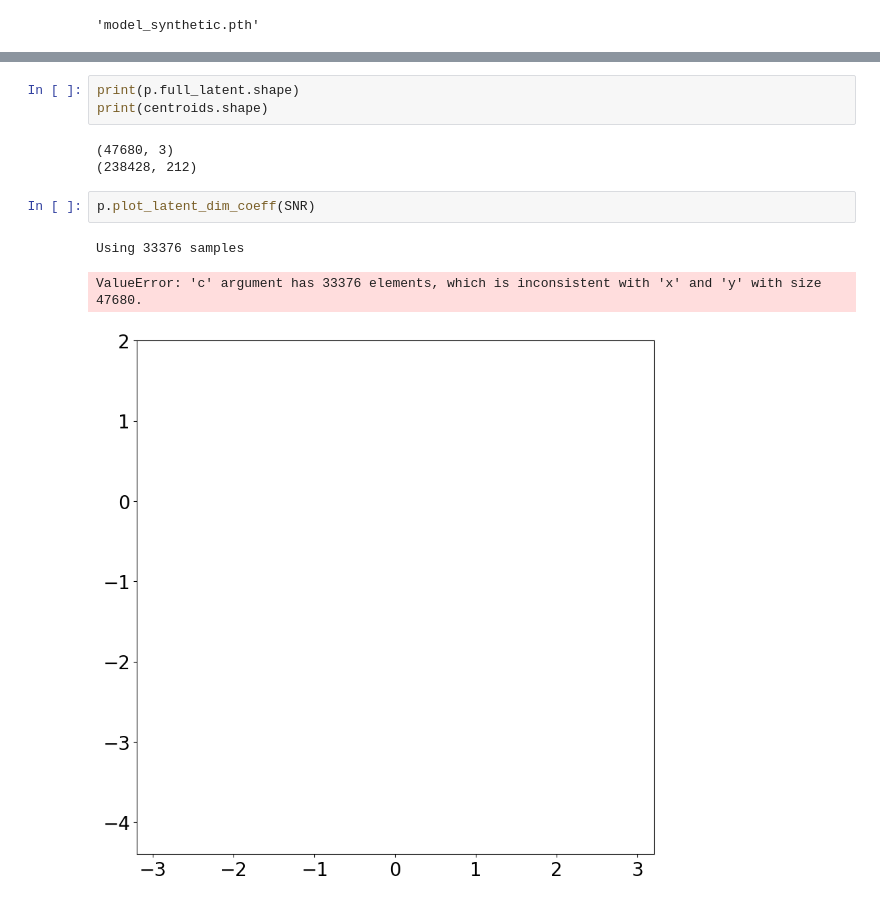
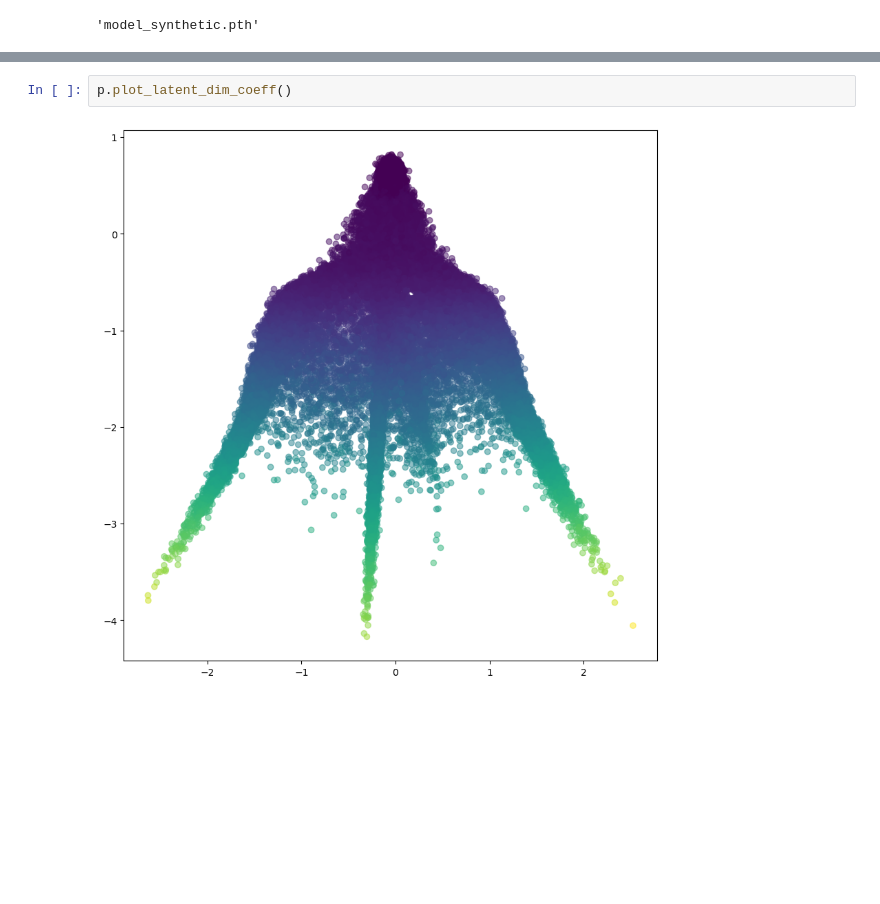
Before and after one commit to vandeplaslab/sisal, a Jupyter notebook: experiments/synthetic_data/synthetic_data.ipynb, the cells around one changed output, grey strips where cells are left out. Saved outputs shown, nothing was run; the diff lists cells and outputs as text; blank space fills up the shorter version.

```diff
--- a/experiments/synthetic_data/synthetic_data.ipynb
+++ b/experiments/synthetic_data/synthetic_data.ipynb
@@ -107,12 +91,4 @@ End Compute latent
-# %%
-print(p.full_latent.shape)
-print(centroids.shape)
-# %% [output]
-(47680, 3)
-(238428, 212)
 # %%
-p.plot_latent_dim_coeff(SNR)
+p.plot_latent_dim_coeff()
 # %% [output]
-Using 33376 samples
-ValueError: 'c' argument has 33376 elements, which is inconsistent with 'x' and 'y' with size 47680.
-[figure, old version]
+[figure, new version]
```
Also changed, not shown: parts of 4 cells of this notebook, 5 other files.
